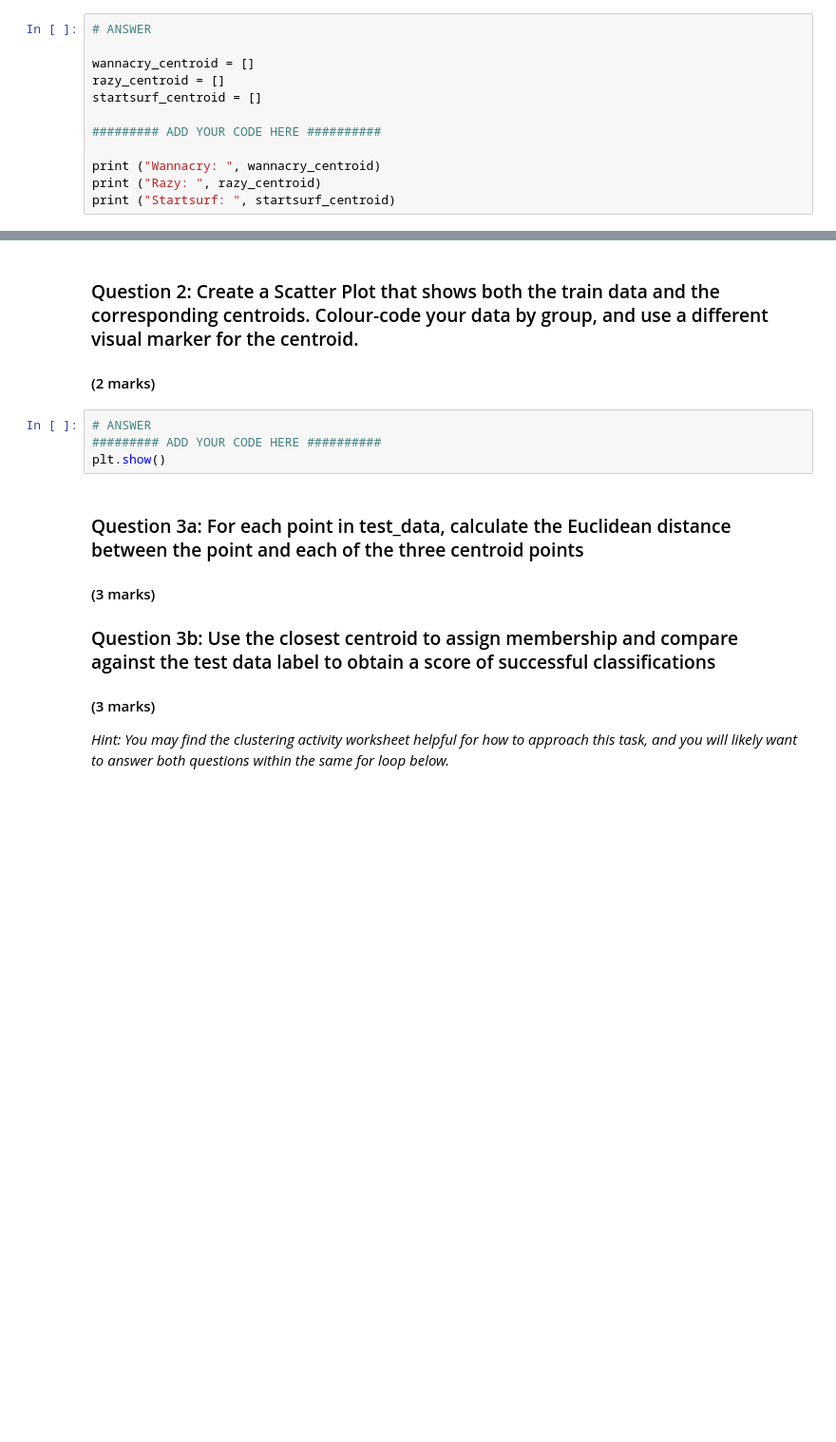
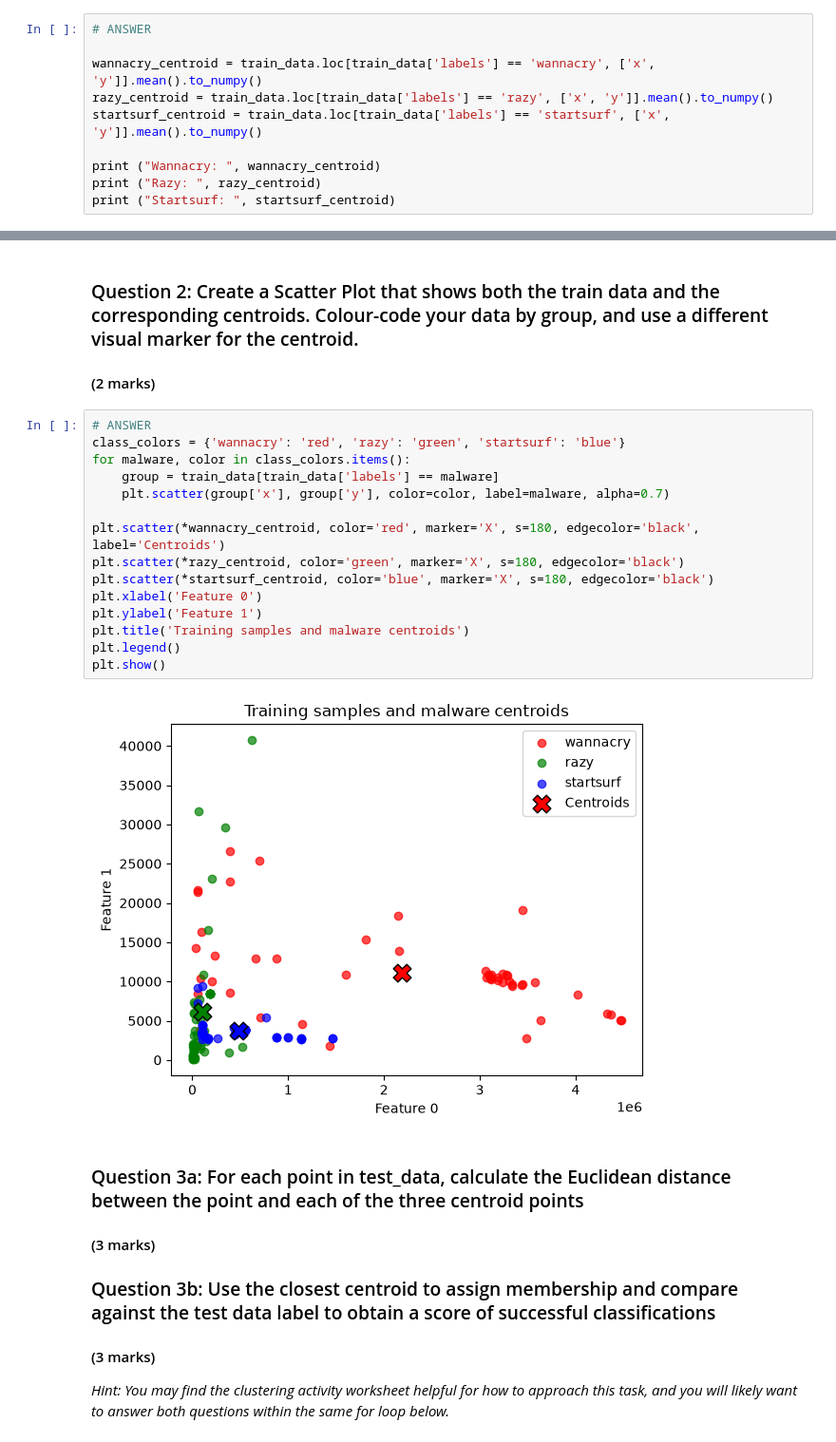
Before and after one commit to Chiko-G3/SDAaV, a Jupyter notebook: Assesment/UFCFEL-15-3-part2-student.ipynb, the cells around one changed output, grey strips where cells are left out. Shown at 95% size. Cells and saved outputs as stored; diff of their text form; blank space fills up the shorter version.

```diff
--- a/Assesment/UFCFEL-15-3-part2-student.ipynb
+++ b/Assesment/UFCFEL-15-3-part2-student.ipynb
@@ -121,11 +121,9 @@ We now have a smaller sample of data to work with called train_data, that has th
 # %%
 # ANSWER
 
-wannacry_centroid = []
-razy_centroid = []
-startsurf_centroid = []
-
-######### ADD YOUR CODE HERE ##########
+wannacry_centroid = train_data.loc[train_data['labels'] == 'wannacry', ['x', 'y']].mean().to_numpy()
+razy_centroid = train_data.loc[train_data['labels'] == 'razy', ['x', 'y']].mean().to_numpy()
+startsurf_centroid = train_data.loc[train_data['labels'] == 'startsurf', ['x', 'y']].mean().to_numpy()
 
 print ("Wannacry: ", wannacry_centroid)
 print ("Razy: ", razy_centroid)
@@ -140,8 +138,21 @@ Startsurf:  []
 #### (2 marks)
 # %%
 # ANSWER
-######### ADD YOUR CODE HERE ##########
+class_colors = {'wannacry': 'red', 'razy': 'green', 'startsurf': 'blue'}
+for malware, color in class_colors.items():
+    group = train_data[train_data['labels'] == malware]
+    plt.scatter(group['x'], group['y'], color=color, label=malware, alpha=0.7)
+
+plt.scatter(*wannacry_centroid, color='red', marker='X', s=180, edgecolor='black', label='Centroids')
+plt.scatter(*razy_centroid, color='green', marker='X', s=180, edgecolor='black')
+plt.scatter(*startsurf_centroid, color='blue', marker='X', s=180, edgecolor='black')
+plt.xlabel('Feature 0')
+plt.ylabel('Feature 1')
+plt.title('Training samples and malware centroids')
+plt.legend()
 plt.show()
+# %% [output]
+[figure, added]
 # %% [markdown]
 ### Question 3a: For each point in test_data, calculate the Euclidean distance between the point and each of the three centroid points
 
```
Also changed, not shown: parts of 10 cells of this notebook, 1 other file.
